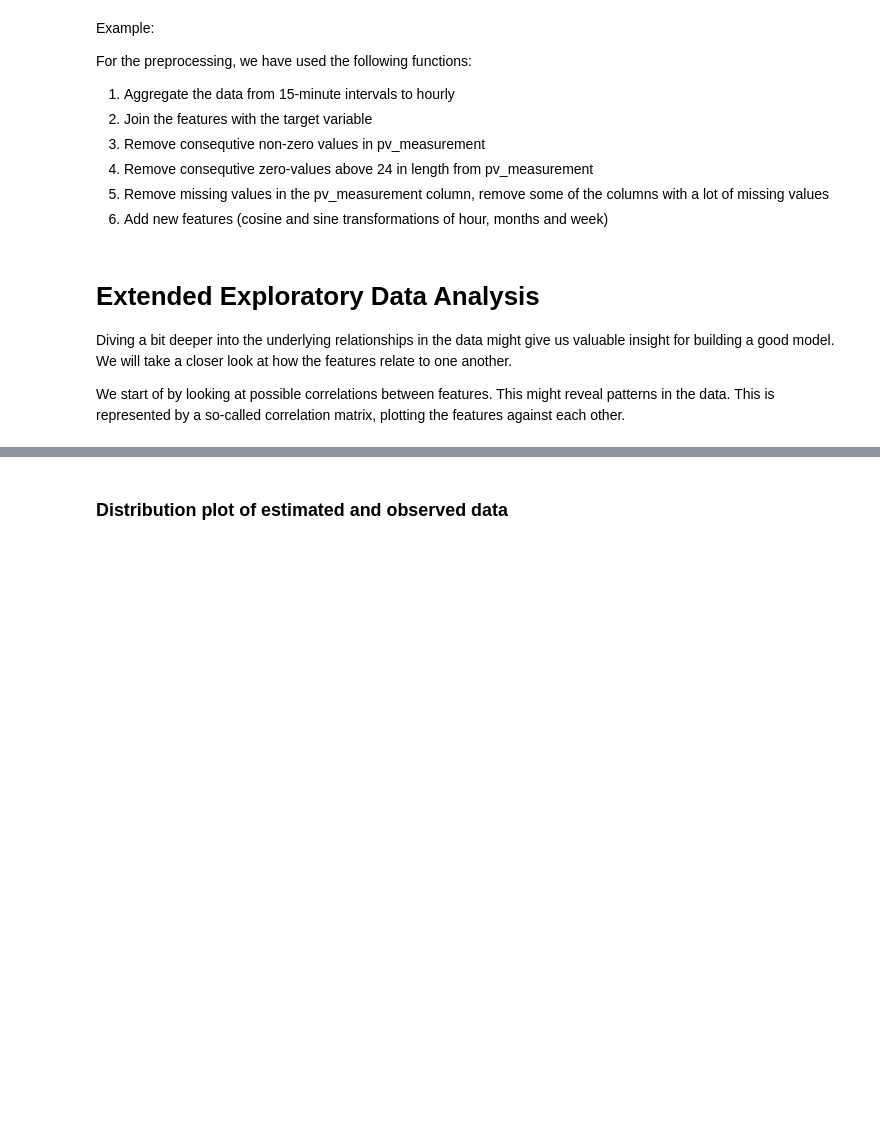
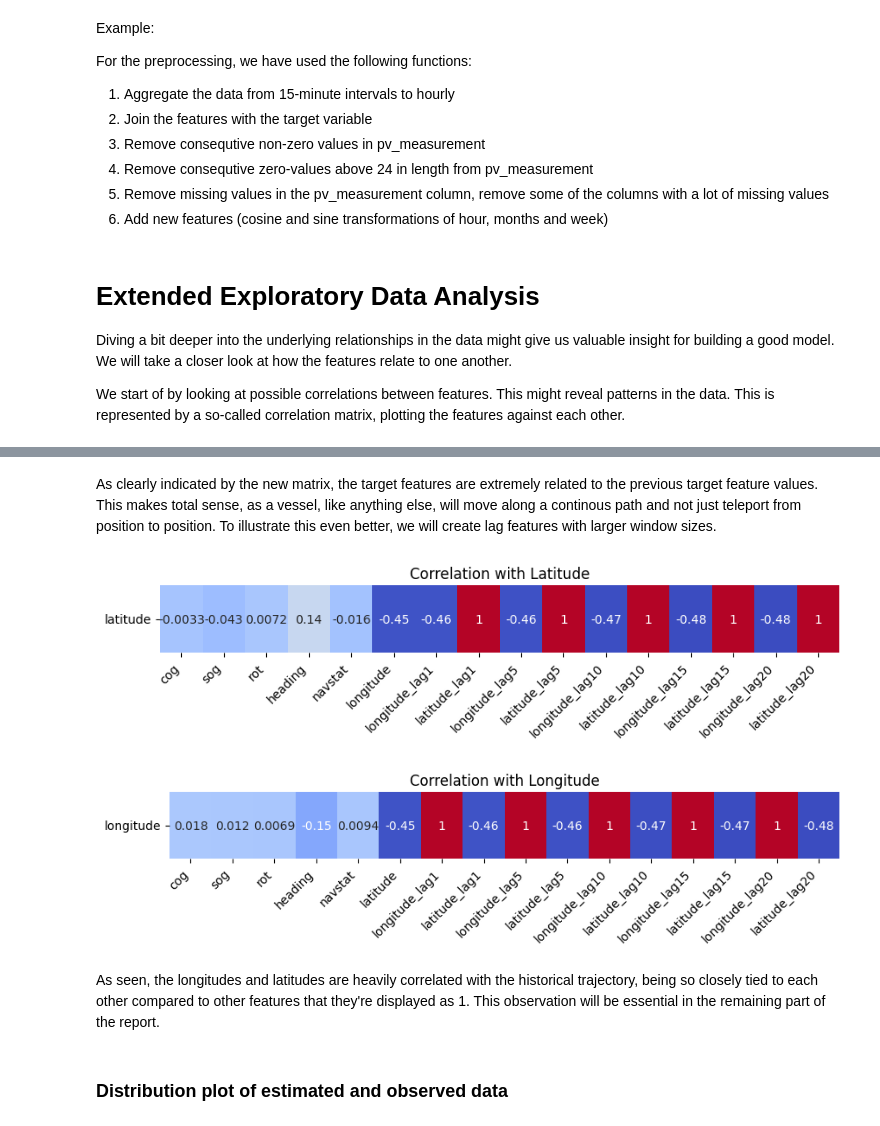
Before and after one commit to sondrmsk/MachineLearningProject, a Jupyter notebook: long_notebook_ML.ipynb, the cells around one changed output, grey strips where cells are left out. Drawn from its saved outputs; the diff is of its cells as text; code cells hidden in the pictures; blank space fills up the shorter version.

```diff
--- a/long_notebook_ML.ipynb
+++ b/long_notebook_ML.ipynb
@@ -531,3 +568,49 @@ Eksempel konklusjon: From the plots below, it looks like there is little differe
+# %% [markdown]
+As clearly indicated by the new matrix, the target features are extremely related to the previous target feature values. This makes total sense, as a vessel, like anything else, will move along a continous path and not just teleport from position to position. To illustrate this even better, we will create lag features with larger window sizes.
+# %%
+df = encoded_df2.copy()
+
+window_sizes = [1, 5, 10, 15, 20]
+
+# Loop through window sizes and create lagged columns for both longitude and latitude
+for window in window_sizes:
+    df[f'longitude_lag{window}'] = df.groupby('vesselId')['longitude'].shift(window)
+    df[f'latitude_lag{window}'] = df.groupby('vesselId')['latitude'].shift(window)
+
+df = df.drop(columns=['time', 'etaRaw', 'vesselId','portId'])
+
+
+import matplotlib.pyplot as plt
+import seaborn as sns
+
+# Assuming 'df' is your DataFrame and it includes columns 'latitude' and 'longitude'
+
+# Calculate correlation with 'latitude' and drop 'latitude' itself from the results
+correlation_with_latitude = df.corr()['latitude'].drop('latitude')
+
+# Calculate correlation with 'longitude' and drop 'longitude' itself from the results
+correlation_with_longitude = df.corr()['longitude'].drop('longitude')
+
+# Plotting the latitude correlation as a heatmap row
+plt.figure(figsize=(10, 1))
+sns.heatmap(correlation_with_latitude.to_frame().T, annot=True, cmap="coolwarm", cbar=False)
+plt.title("Correlation with Latitude")
+plt.yticks(rotation=0)
+plt.xticks(rotation=45, ha='right')
+plt.show()
+
+# Plotting the longitude correlation as a heatmap row
+plt.figure(figsize=(10, 1))
+sns.heatmap(correlation_with_longitude.to_frame().T, annot=True, cmap="coolwarm", cbar=False)
+plt.title("Correlation with Longitude")
+plt.yticks(rotation=0)
+plt.xticks(rotation=45, ha='right')
+plt.show()
+# %% [output]
+[figure, added]
+[figure, added]
+# %% [markdown]
+As seen, the longitudes and latitudes are heavily correlated with the historical trajectory, being so closely tied to each other compared to other features that they're displayed as 1. This observation will be essential in the remaining part of the report.
 # %% [markdown]
 ### Distribution plot of estimated and observed data
 # %% [markdown]
```
Also changed, not shown: parts of 15 cells of this notebook.
